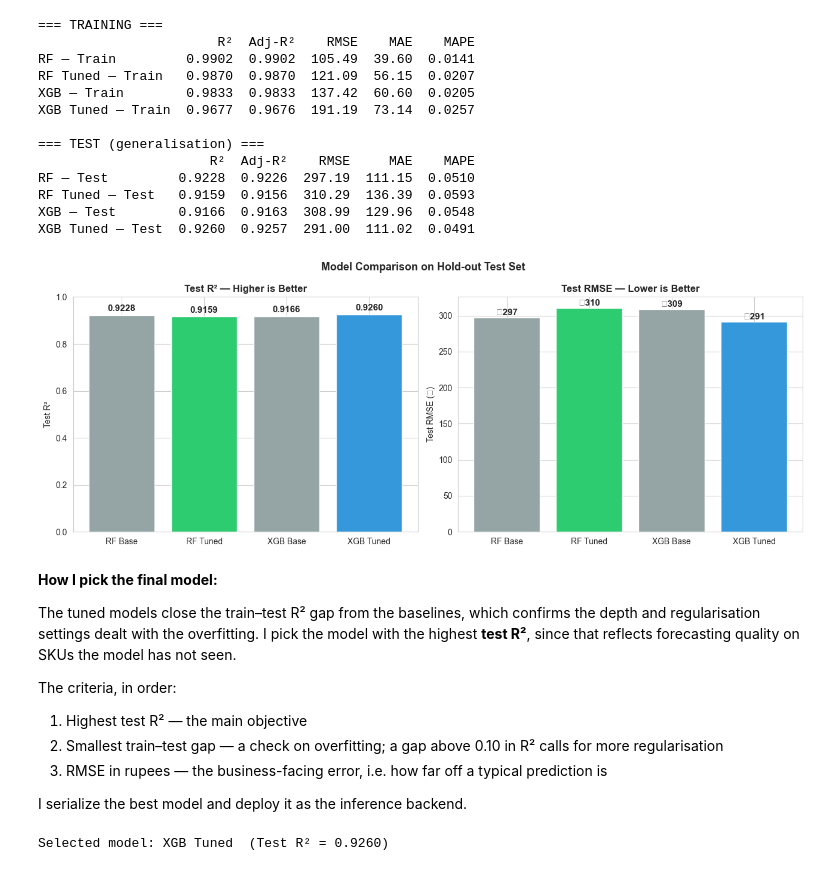
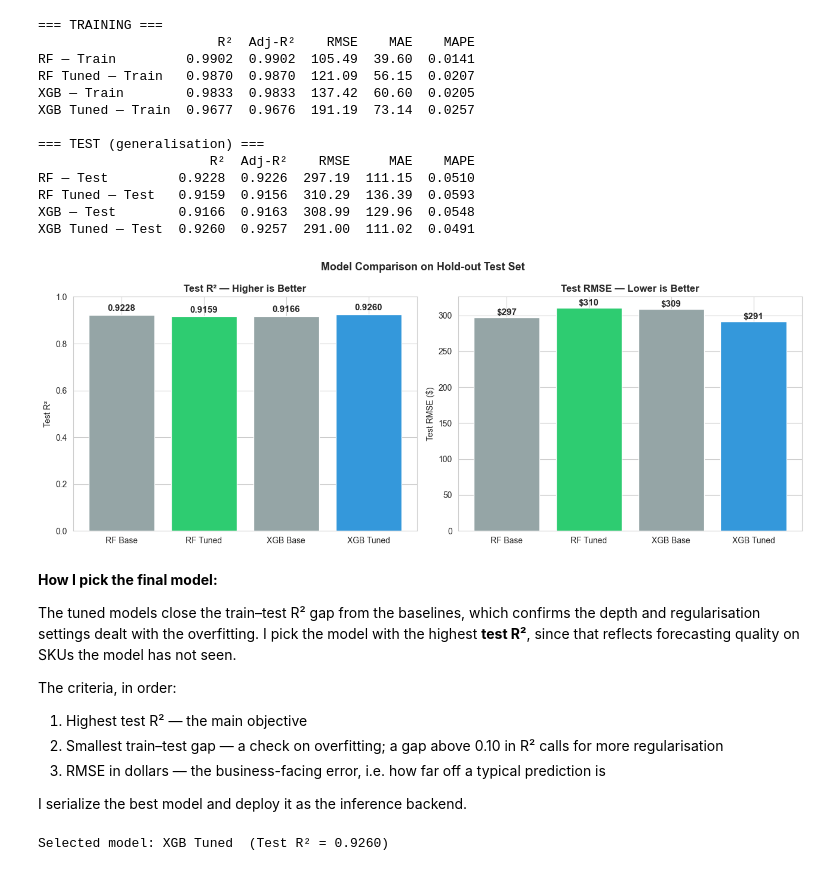
Before and after one commit to gauravbarge/SuperKart, a Jupyter notebook: Full_Code_Executed.ipynb, the cells around one changed output. Drawn from its saved outputs; the diff is of its cells as text; code cells hidden in the pictures.

```diff
--- a/Full_Code_Executed.ipynb
+++ b/Full_Code_Executed.ipynb
@@ -419,8 +419,8 @@ bars = plt.bar(store_rev.index, store_rev.values / 1e6,
                color=[store_colors[s] for s in store_rev.index], edgecolor='white')
 for bar, val in zip(bars, store_rev.values):
     plt.text(bar.get_x() + bar.get_width()/2, bar.get_height() + 0.1,
-             f'₹{val/1e6:.2f}M', ha='center', va='bottom', fontweight='bold', fontsize=11)
-plt.ylabel('Total Revenue (₹ Millions)')
+             f'${val/1e6:.2f}M', ha='center', va='bottom', fontweight='bold', fontsize=11)
+plt.ylabel('Total Revenue ($ Millions)')
 plt.title('Total Revenue by Store', fontweight='bold')
 plt.tight_layout()
 plt.show()
@@ -733,33 +733,33 @@ XGB Tuned — Test  0.9260  0.9257  291.00  111.02  0.0491
 # %%
 # Visual comparison — Test R² and RMSE side by side
 fig, axes = plt.subplots(1, 2, figsize=(13, 5))
 model_labels = ['RF Base', 'RF Tuned', 'XGB Base', 'XGB Tuned']
 test_r2   = [rf_test['R²'].iloc[0], rf_tuned_test['R²'].iloc[0],
              xgb_test['R²'].iloc[0], xgb_tuned_test['R²'].iloc[0]]
 test_rmse = [rf_test['RMSE'].iloc[0], rf_tuned_test['RMSE'].iloc[0],
              xgb_test['RMSE'].iloc[0], xgb_tuned_test['RMSE'].iloc[0]]
 
 colors = ['#95a5a6','#2ecc71','#95a5a6','#3498db']
 bars = axes[0].bar(model_labels, test_r2, color=colors, edgecolor='white')
 axes[0].set_ylim(0, 1)
 axes[0].set_ylabel('Test R²')
 axes[0].set_title('Test R² — Higher is Better', fontweight='bold')
 for bar, val in zip(bars, test_r2):
     axes[0].text(bar.get_x() + bar.get_width()/2, bar.get_height() + 0.01,
                  f'{val:.4f}', ha='center', va='bottom', fontsize=11, fontweight='bold')
 
 bars2 = axes[1].bar(model_labels, test_rmse, color=colors, edgecolor='white')
-axes[1].set_ylabel('Test RMSE (₹)')
+axes[1].set_ylabel('Test RMSE ($)')
 axes[1].set_title('Test RMSE — Lower is Better', fontweight='bold')
 for bar, val in zip(bars2, test_rmse):
     axes[1].text(bar.get_x() + bar.get_width()/2, bar.get_height() + 1,
-                 f'₹{val:.0f}', ha='center', va='bottom', fontsize=11, fontweight='bold')
+                 f'${val:.0f}', ha='center', va='bottom', fontsize=11, fontweight='bold')
 
 plt.suptitle('Model Comparison on Hold-out Test Set', fontsize=13, fontweight='bold')
 plt.tight_layout()
 plt.show()
 # %% [output]
-[figure, old version]
+[figure, new version]
 # %% [markdown]
 **How I pick the final model:**
 
@@ -768,7 +768,7 @@ The tuned models close the train–test R² gap from the baselines, which confir
 The criteria, in order:
 1. Highest test R² — the main objective
 2. Smallest train–test gap — a check on overfitting; a gap above 0.10 in R² calls for more regularisation
-3. RMSE in rupees — the business-facing error, i.e. how far off a typical prediction is
+3. RMSE in dollars — the business-facing error, i.e. how far off a typical prediction is
 
 I serialize the best model and deploy it as the inference backend.
 # %%
```
Also changed, not shown: parts of 26 cells of this notebook, 3 other files.
